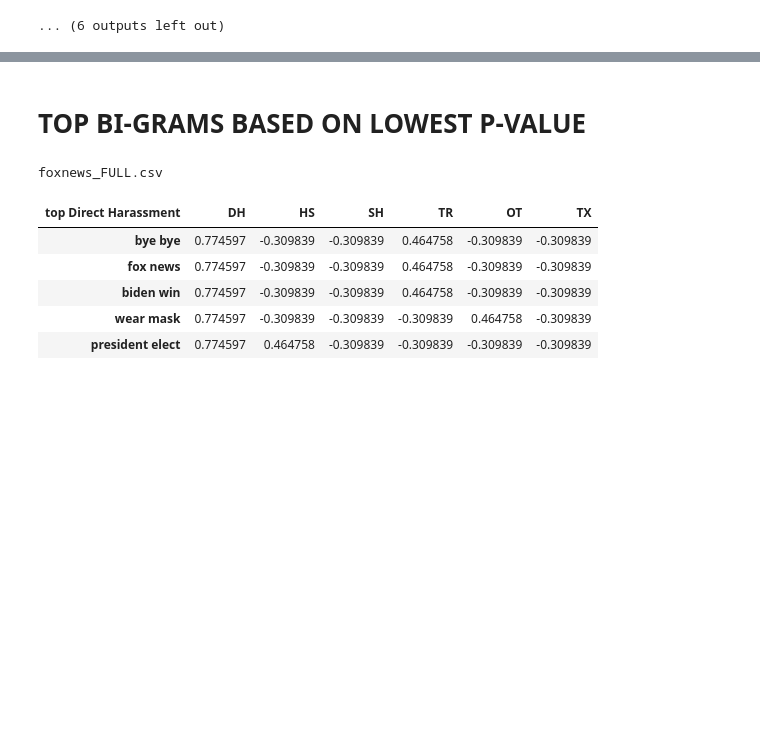
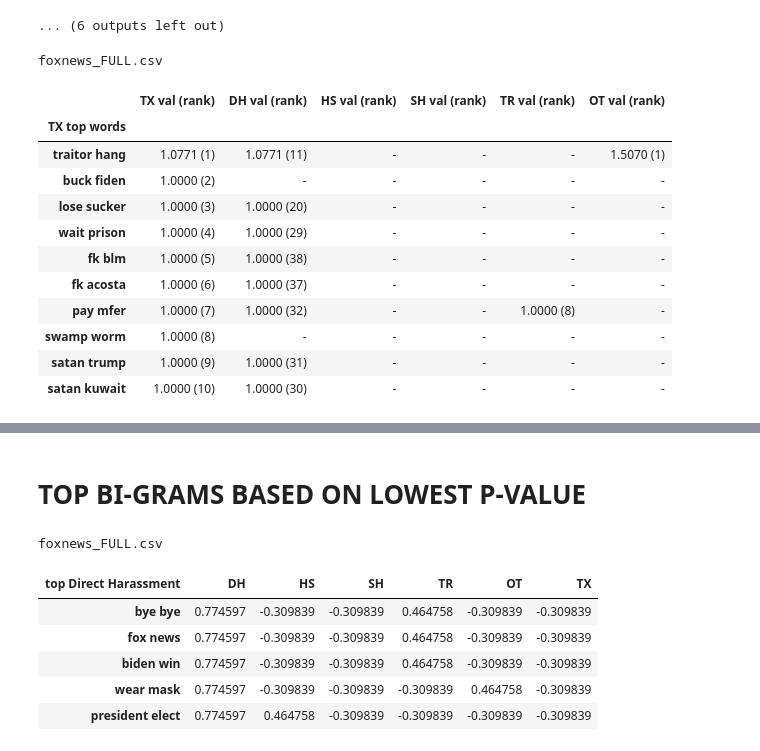
Before and after one commit to feebeef/Twitch-Chat-Log-Toxicity-Analysis, a Jupyter notebook: TFIDF-SCORES/TOP_WORDS.ipynb, the cells around one changed output, grey strips where cells are left out. Drawn from its saved outputs; the diff is of its cells as text; code cells hidden in the pictures; blank space fills up the shorter version.

Commit message:
tfidf ranking
lol

```diff
--- a/TFIDF-SCORES/TOP_WORDS.ipynb
+++ b/TFIDF-SCORES/TOP_WORDS.ipynb
@@ -130,3 +130,83 @@ nogla0.csv
 | 8 | pete fuckin idiot | 0.707107 | hate jews | 1.000000 | ban nogla | 0.559914 | eat kid | 0.707107 | speech free spam | 0.000000 | ... |
 | 9 | deluxe fuck | 0.600376 | osers arginalized | 1.000000 | dick live | 0.529994 | eat kid peel | 0.707107 | speech hater block | 0.000000 | ... |
 ... (6 outputs left out)
+# %%
+src_folder = "tfidf_scores_WORDS_per_video/"
+dest_folder = "tfidf_scores_WORDS_per_video/"
+top_dfs = []
+for file in files:
+    vals = {}
+    df = pd.read_csv(src_folder+file, index_col = 0)
+    features = df.columns.difference(labels)
+    dfs = []
+
+    top_toxic = []
+    top_toxic_vals = []
+
+    dl = df[df["Toxic"] == 1][features]
+    dl = dl.T.sort_values(by=[dl.T.columns[0]], ascending = False).head(10)
+    dl.index.name = "".join("TX top words")
+    dl = dl.rename({dl.columns[0]:  "TX val (rank)"}, axis='columns')
+
+    top_toxic.extend(list(dl.index))
+
+    for label in labels:
+
+        dx = df[df[label] == 1][features]
+        dx = dx.T.sort_values(by=[dx.T.columns[0]], ascending = False)
+
+        label_column =  "".join([w[0] for w in label.split()])
+
+        if label == "Trolling":
+            label_column += "R"
+        elif label == "Toxic":
+            label_column += "X"
+        elif label == "Others":
+            label_column += "T"
+        dx.index.name = "word"
+        dx = dx.rename({dx.columns[0]:   "value"}, axis='columns')
+        dz = dx.reset_index()
+        #display(dx)
+        if not label == 'Toxic':
+            dx[label] = np.nan
+        for word in top_toxic:
+            rank = dz[dz['word'] == word]['value'].index.to_list()[0] + 1
+            value = format( float(dz[dz['word'] == word]['value'].item()), ".4f")
+            if not label == 'Toxic':
+                if float(value) > 0.5:
+                    dl.loc[word, label_column + " val (rank)"] = str(value) + " (" + str(rank) + ")"
+                else:
+                    dl.loc[word, label_column + " val (rank)"] = "-"
+            else:
+                dl.loc[word, "TX val (rank)"] = str(value) + " (" + str(rank) + ")"
+        #dl.drop(columns=["TX"], inplace = True)
+    display(dl.head(10).style.set_caption(file))
+
+#     if label == "Trolling":
+#         dl.index.name += "R"
+#     elif label == "Toxic":
+#         dl.index.name += "X"
+#     elif label == "Others":
+#         dl.index.name += "T"
+    #dl = dl.rename({dl.columns[0]:  dl.index.Toxic + " value"}, axis='columns')
+    #dl.index.name += " words"
+    #dfs.append(dl)
+    #dfs = [d.reset_index(drop=False) for d in dfs]
+    #x = pd.concat(dfs, axis=1)
+   # display(x.style.set_caption(file))
+    #display(dl.style.set_caption(file))
+    #x.to_csv(dest_folder+"TOP_WORDS_"+file)
+# %% [output]
+foxnews_FULL.csv
+|  | TX val (rank) | DH val (rank) | HS val (rank) | SH val (rank) | TR val (rank) | OT val (rank) |
+| TX top words |  |  |  |  |  |  |
+| traitor hang | 1.0771 (1) | 1.0771 (11) | - | - | - | 1.5070 (1) |
+| buck fiden | 1.0000 (2) | - | - | - | - | - |
+| lose sucker | 1.0000 (3) | 1.0000 (20) | - | - | - | - |
+| wait prison | 1.0000 (4) | 1.0000 (29) | - | - | - | - |
+| fk blm | 1.0000 (5) | 1.0000 (38) | - | - | - | - |
+| fk acosta | 1.0000 (6) | 1.0000 (37) | - | - | - | - |
+| pay mfer | 1.0000 (7) | 1.0000 (32) | - | - | 1.0000 (8) | - |
+| swamp worm | 1.0000 (8) | - | - | - | - | - |
+| satan trump | 1.0000 (9) | 1.0000 (31) | - | - | - | - |
+| satan kuwait | 1.0000 (10) | 1.0000 (30) | - | - | - | - |
```
Also changed, not shown: parts of 1 cell of this notebook, 2 other files.
